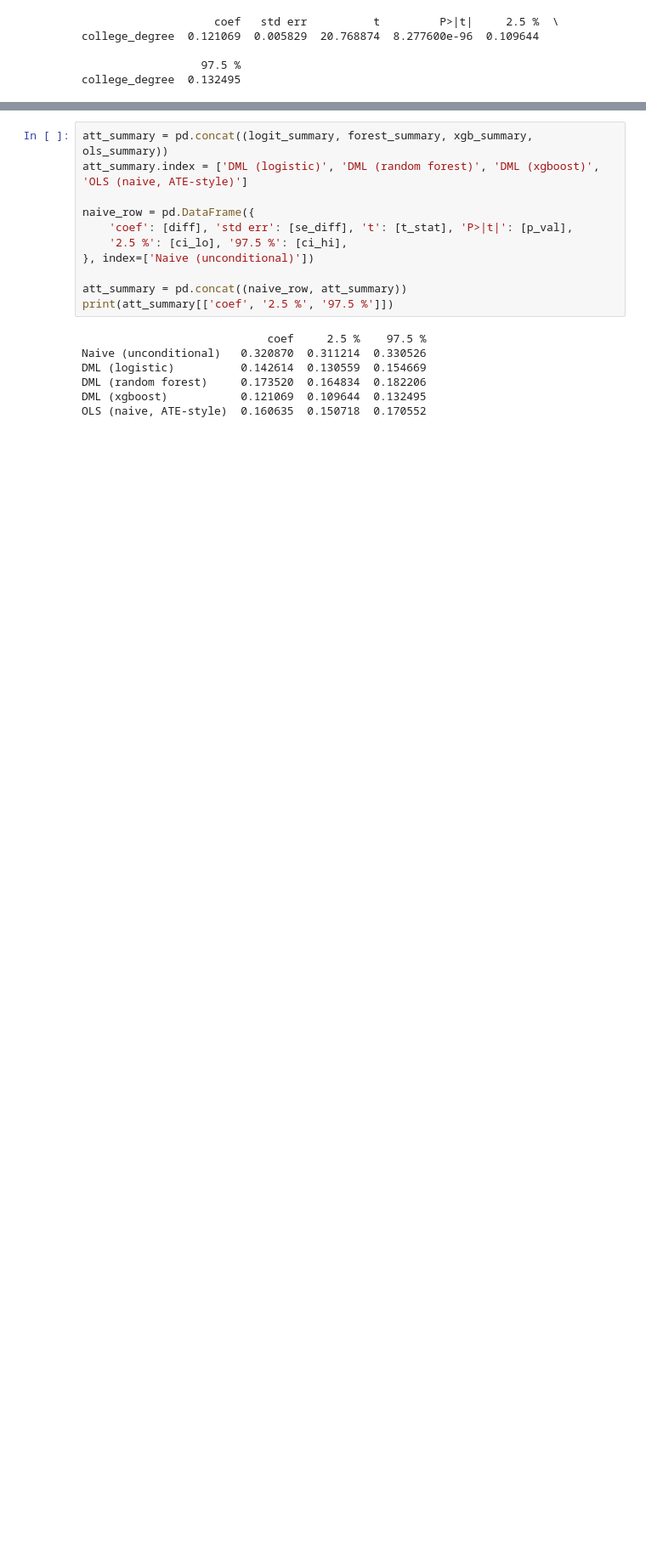
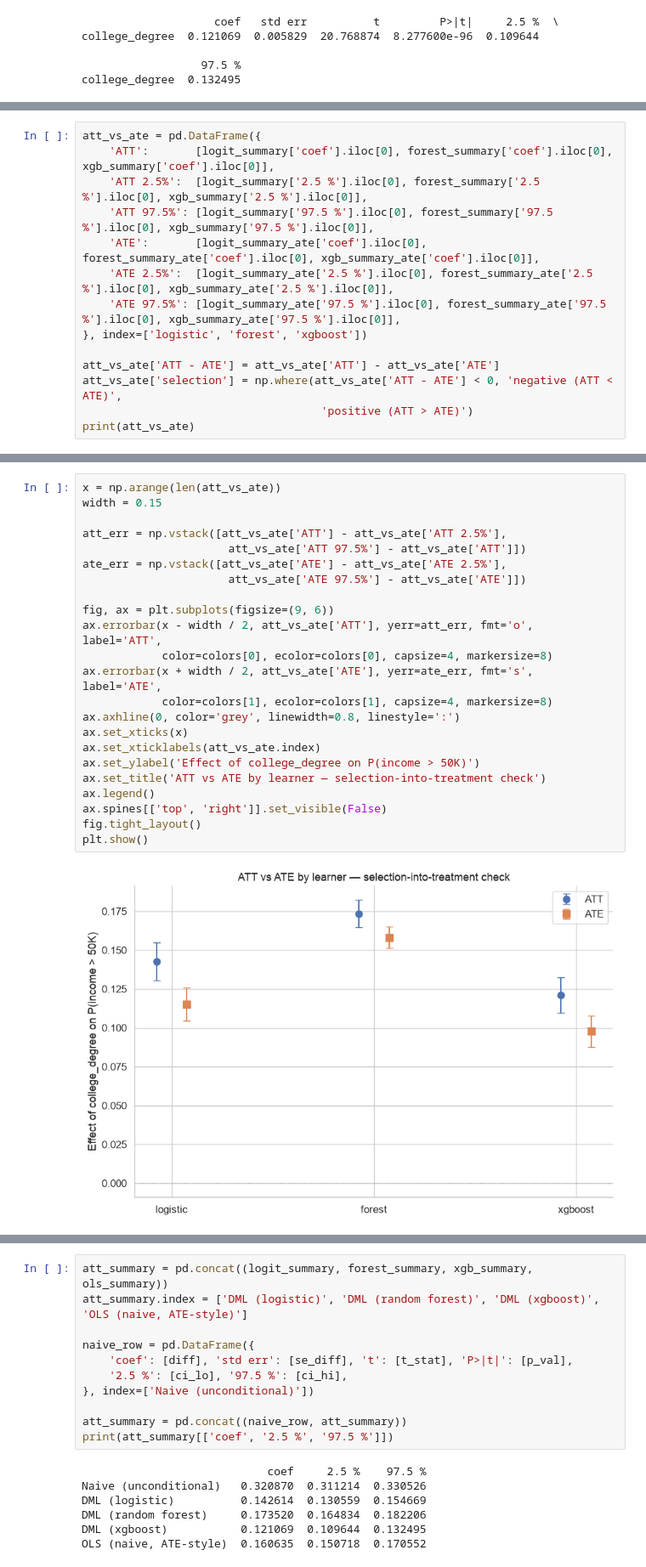
Before and after one commit to FelixZukunft/DML, a Jupyter notebook: dml-scholarship/notebooks/adult_college_dml.ipynb, the cells around one changed output, grey strips where cells are left out. Shown at 85% size. Drawn from its saved outputs; the diff is of its cells as text; blank space fills up the shorter version.

Commit message:
ATT vs ATE (Selection-into-Treatment Check) and DoubleMLPLR Robustness Check

```diff
--- a/dml-scholarship/notebooks/adult_college_dml.ipynb
+++ b/dml-scholarship/notebooks/adult_college_dml.ipynb
@@ -483,0 +557,14 @@ college_degree  0.132495
+# %%
+att_vs_ate = pd.DataFrame({
+    'ATT':       [logit_summary['coef'].iloc[0], forest_summary['coef'].iloc[0], xgb_summary['coef'].iloc[0]],
+    'ATT 2.5%':  [logit_summary['2.5 %'].iloc[0], forest_summary['2.5 %'].iloc[0], xgb_summary['2.5 %'].iloc[0]],
+    'ATT 97.5%': [logit_summary['97.5 %'].iloc[0], forest_summary['97.5 %'].iloc[0], xgb_summary['97.5 %'].iloc[0]],
+    'ATE':       [logit_summary_ate['coef'].iloc[0], forest_summary_ate['coef'].iloc[0], xgb_summary_ate['coef'].iloc[0]],
+    'ATE 2.5%':  [logit_summary_ate['2.5 %'].iloc[0], forest_summary_ate['2.5 %'].iloc[0], xgb_summary_ate['2.5 %'].iloc[0]],
+    'ATE 97.5%': [logit_summary_ate['97.5 %'].iloc[0], forest_summary_ate['97.5 %'].iloc[0], xgb_summary_ate['97.5 %'].iloc[0]],
+}, index=['logistic', 'forest', 'xgboost'])
+
+att_vs_ate['ATT - ATE'] = att_vs_ate['ATT'] - att_vs_ate['ATE']
+att_vs_ate['selection'] = np.where(att_vs_ate['ATT - ATE'] < 0, 'negative (ATT < ATE)',
+                                    'positive (ATT > ATE)')
+print(att_vs_ate)
@@ -483,0 +581,25 @@ college_degree  0.132495
+# %%
+x = np.arange(len(att_vs_ate))
+width = 0.15
+
+att_err = np.vstack([att_vs_ate['ATT'] - att_vs_ate['ATT 2.5%'],
+                      att_vs_ate['ATT 97.5%'] - att_vs_ate['ATT']])
+ate_err = np.vstack([att_vs_ate['ATE'] - att_vs_ate['ATE 2.5%'],
+                      att_vs_ate['ATE 97.5%'] - att_vs_ate['ATE']])
+
+fig, ax = plt.subplots(figsize=(9, 6))
+ax.errorbar(x - width / 2, att_vs_ate['ATT'], yerr=att_err, fmt='o', label='ATT',
+            color=colors[0], ecolor=colors[0], capsize=4, markersize=8)
+ax.errorbar(x + width / 2, att_vs_ate['ATE'], yerr=ate_err, fmt='s', label='ATE',
+            color=colors[1], ecolor=colors[1], capsize=4, markersize=8)
+ax.axhline(0, color='grey', linewidth=0.8, linestyle=':')
+ax.set_xticks(x)
+ax.set_xticklabels(att_vs_ate.index)
+ax.set_ylabel('Effect of college_degree on P(income > 50K)')
+ax.set_title('ATT vs ATE by learner — selection-into-treatment check')
+ax.legend()
+ax.spines[['top', 'right']].set_visible(False)
+fig.tight_layout()
+plt.show()
+# %% [output]
+[figure, added]
```
Also changed, not shown: parts of 16 cells of this notebook.
